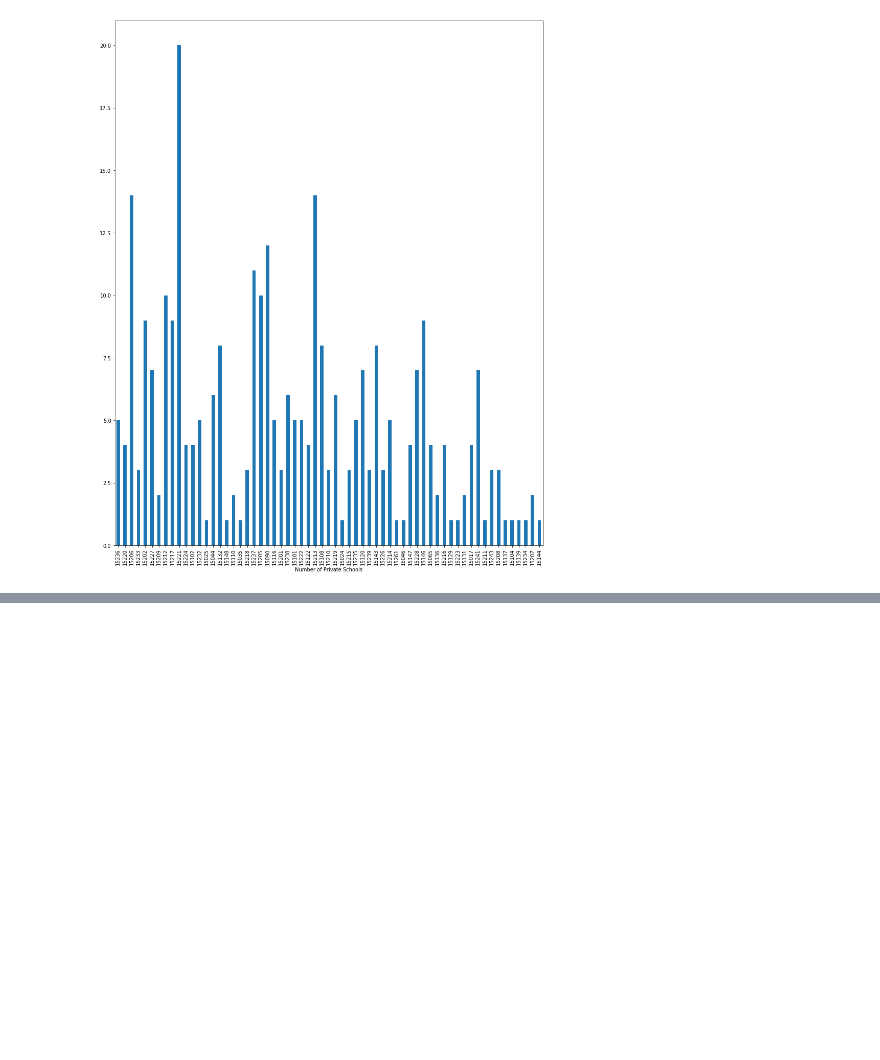
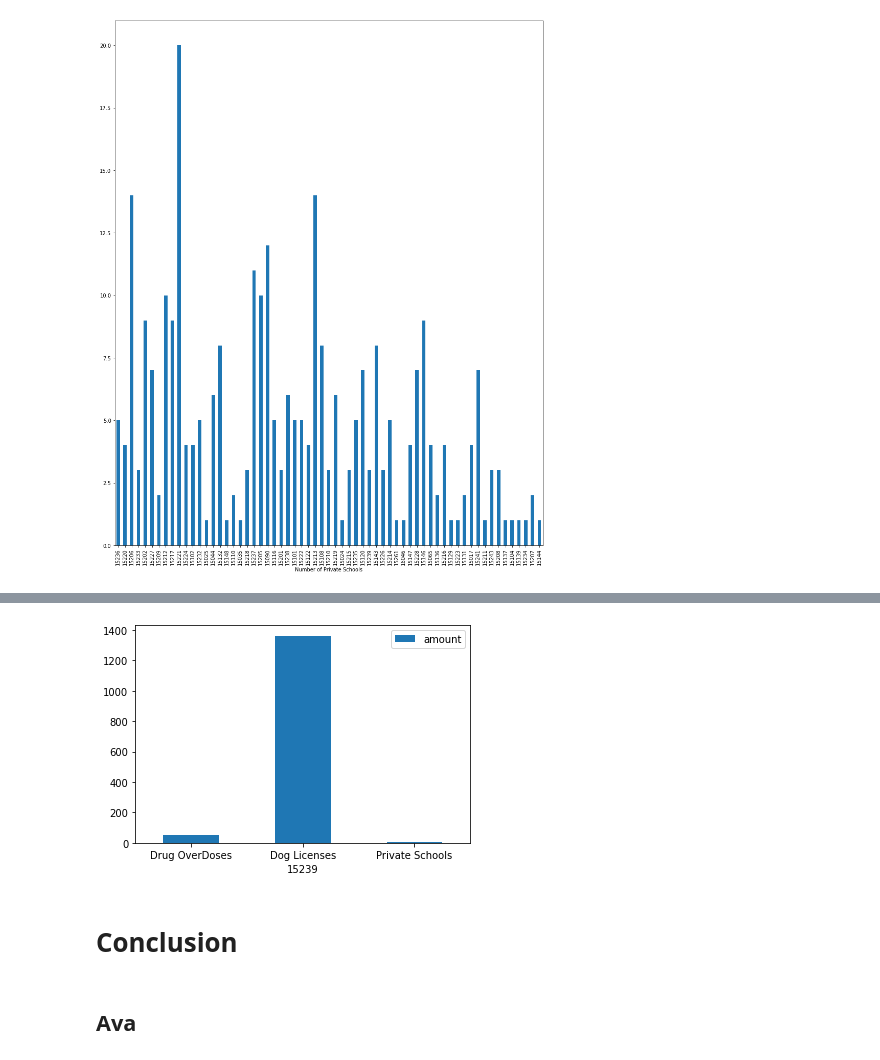
Before and after one commit to avacarragher/Final-Project, a Jupyter notebook: Final_Notebook.ipynb, the cells around one changed output, grey strips where cells are left out. Saved outputs shown, nothing was run; the diff lists cells and outputs as text; code cells hidden in the pictures; blank space fills up the shorter version.

```diff
--- a/Final_Notebook.ipynb
+++ b/Final_Notebook.ipynb
@@ -77,0 +97,10 @@ Text(0.5, 0, 'Number of Private Schools')
+# %%
+import pandas as pd
+df = pd.DataFrame({'15239':['Drug OverDoses', 'Dog Licenses', 'Private Schools'], 'amount':[53, 1363, 3]})
+ax = df.plot.bar(x='15239', y='amount', rot=0)
+# %% [output]
+[figure, added]
+# %% [markdown]
+# **Conclusion**
+# %% [markdown]
+## **Ava**
```
Also changed, not shown: parts of 9 cells of this notebook.
